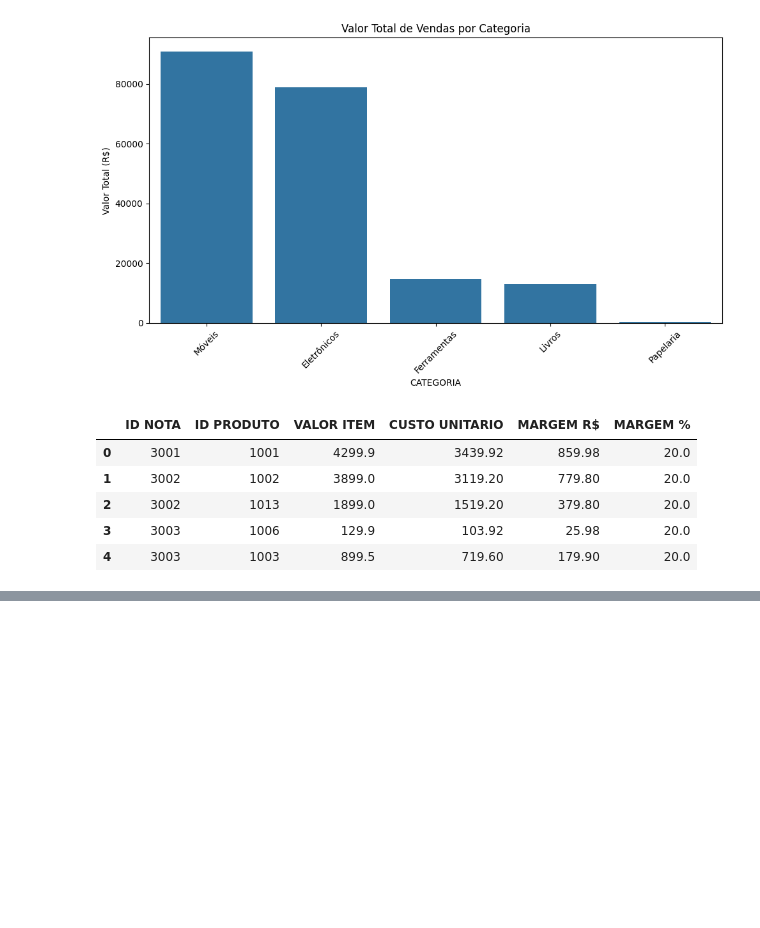
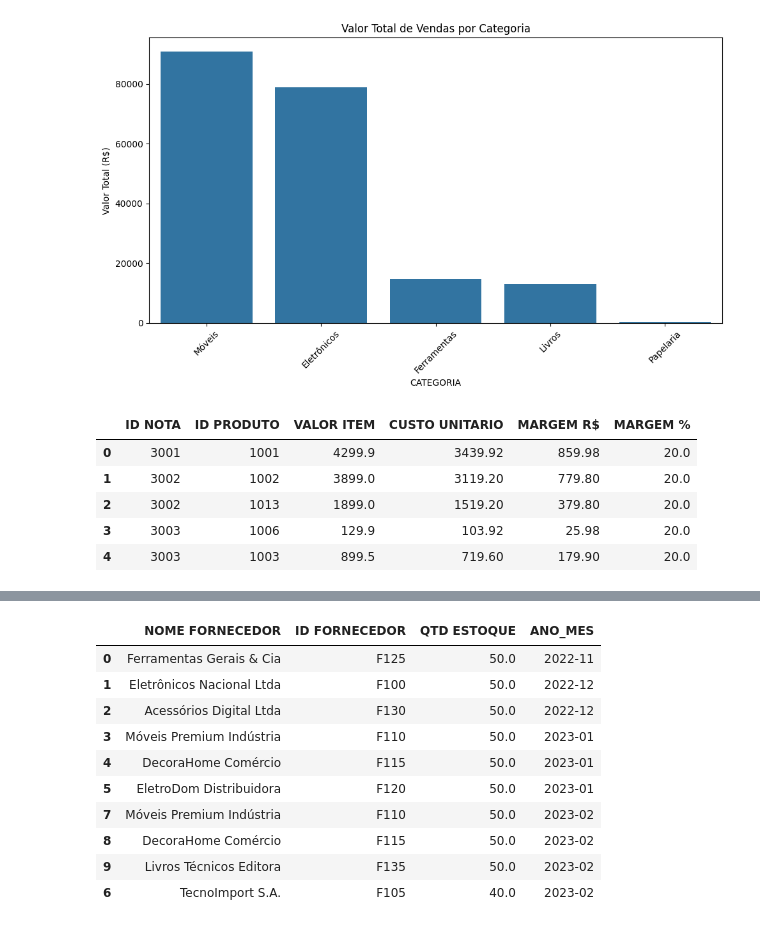
Before and after one commit to douglasmnegri/infomaz-case, a Jupyter notebook: notebook/infomaz_analysis.ipynb, the cells around one changed output, grey strips where cells are left out. Drawn from its saved outputs; the diff is of its cells as text; code cells hidden in the pictures; blank space fills up the shorter version.

```diff
--- a/notebook/infomaz_analysis.ipynb
+++ b/notebook/infomaz_analysis.ipynb
@@ -93,0 +101,28 @@ ranking.head(10)
+# %%
+import pandas as pd
+
+# 4) Calcule um ranking de fornecedores por quantidade de estoque disponivel por mês. Utilize as tabelas CADASTRO_FORNECEDORES e CADASTRO_ESTOQUE.
+
+df_estoque['DATA ESTOQUE'] = pd.to_datetime(df_estoque['DATA ESTOQUE'], dayfirst=False)
+df_estoque['ANO_MES'] = df_estoque['DATA ESTOQUE'].dt.to_period('M')
+
+ranking = df_estoque.groupby(['ANO_MES', 'ID FORNECEDOR'])['QTD ESTOQUE'].sum().reset_index()
+ranking = ranking.merge(df_fornecedores[['ID FORNECEDOR', 'NOME FORNECEDOR']], on='ID FORNECEDOR', how='left')
+ranking = ranking.sort_values(['ANO_MES', 'QTD ESTOQUE'], ascending=[True, False])
+
+ranking = ranking[['NOME FORNECEDOR', 'ID FORNECEDOR', 'QTD ESTOQUE', 'ANO_MES']]
+ranking = ranking.reset_index(drop=True)
+
+ranking.head(10)
+# %% [output]
+|  | NOME FORNECEDOR | ID FORNECEDOR | QTD ESTOQUE | ANO_MES |
+| 0 | Ferramentas Gerais & Cia | F125 | 50.0 | 2022-11 |
+| 1 | Eletrônicos Nacional Ltda | F100 | 50.0 | 2022-12 |
+| 2 | Acessórios Digital Ltda | F130 | 50.0 | 2022-12 |
+| 3 | Móveis Premium Indústria | F110 | 50.0 | 2023-01 |
+| 4 | DecoraHome Comércio | F115 | 50.0 | 2023-01 |
+| 5 | EletroDom Distribuidora | F120 | 50.0 | 2023-01 |
+| 7 | Móveis Premium Indústria | F110 | 50.0 | 2023-02 |
+| 8 | DecoraHome Comércio | F115 | 50.0 | 2023-02 |
+| 9 | Livros Técnicos Editora | F135 | 50.0 | 2023-02 |
+| 6 | TecnoImport S.A. | F105 | 40.0 | 2023-02 |
```
Also changed, not shown: parts of 6 cells of this notebook.
